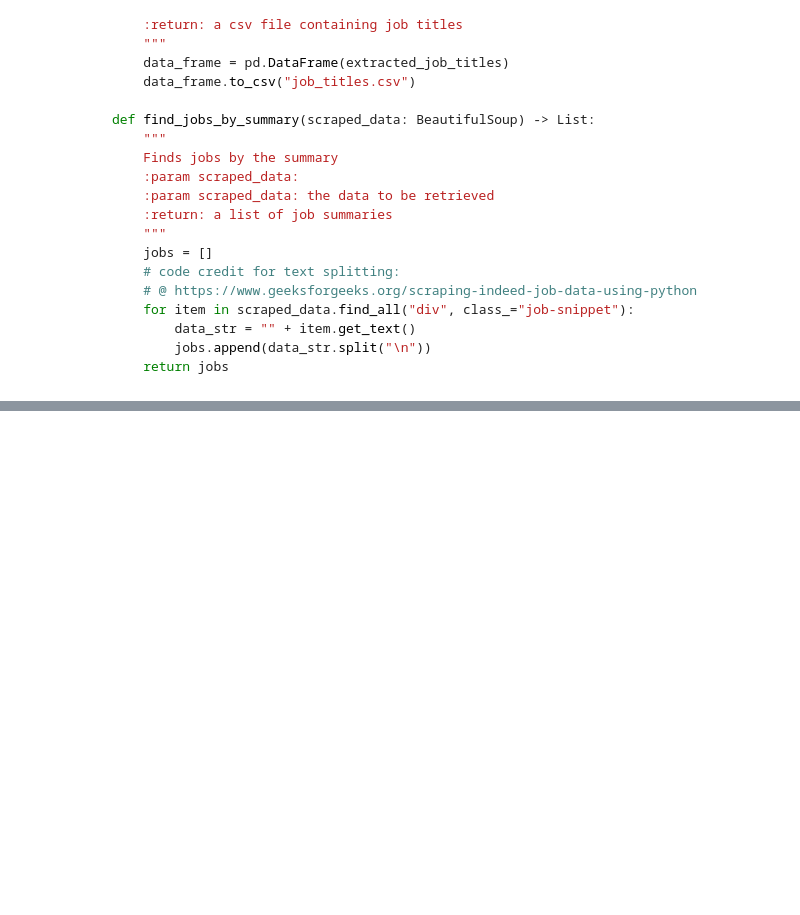
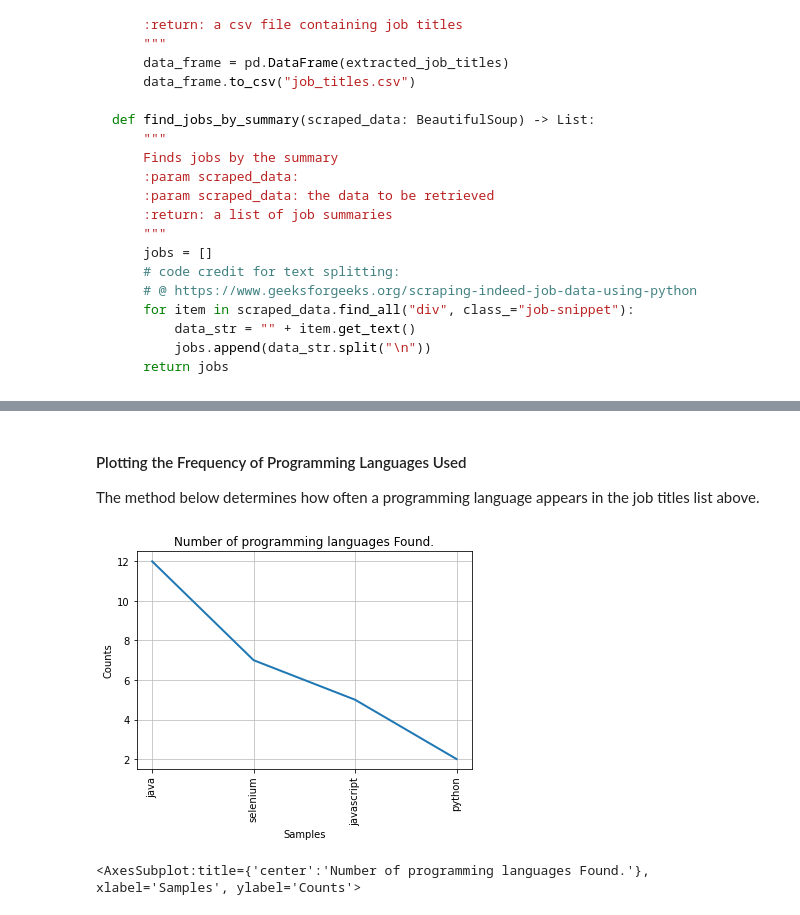
Before and after one commit to HedonisticOpportunist/Programming-with-Data, a Jupyter notebook: Data Programming Project.ipynb, the cells around one changed output, grey strips where cells are left out. Drawn from its saved outputs; the diff is of its cells as text; code cells hidden in the pictures; blank space fills up the shorter version.

```diff
--- a/Data Programming Project.ipynb
+++ b/Data Programming Project.ipynb
@@ -628,0 +696,34 @@ print(frequencies.most_common(10))
+# %% [markdown]
+#### Plotting the Frequency of Programming Languages Used <a id="programming_lang"></a>
+
+The method below determines how often a programming language appears in the job titles list above.
+# %%
+# function that checks whether a token contains a given programming language
+def find_programming_languages(tokens: List) -> List:
+
+    # list containing programming languages
+    programming_languages = ['selenium', 'java', 'c#', 'python', 'c++', 'ruby', 'javascript']
+
+    # empty found languages list
+    found_languages = []
+
+    # check whether token is equal to or contains one
+    # of the programming languages above
+    for token in tokens:
+        for language in programming_languages:
+            if token.lower() == language or language in token.lower():
+
+                # if token contains or is equal to a programming language, append it to the
+                # empty found languages list
+                found_languages.append(language)
+
+    return found_languages
+
+languages_contained = find_programming_languages(tokens)
+
+# plot a frequency graph
+number_of_programming_languages = nltk.FreqDist(languages_contained)
+number_of_programming_languages.plot(len(number_of_programming_languages), cumulative=False, title="Number of programming languages Found.")
+# %% [output]
+[figure, added]
+<AxesSubplot:title={'center':'Number of programming languages Found.'}, xlabel='Samples', ylabel='Counts'>
```
Also changed, not shown: parts of 17 cells of this notebook.
